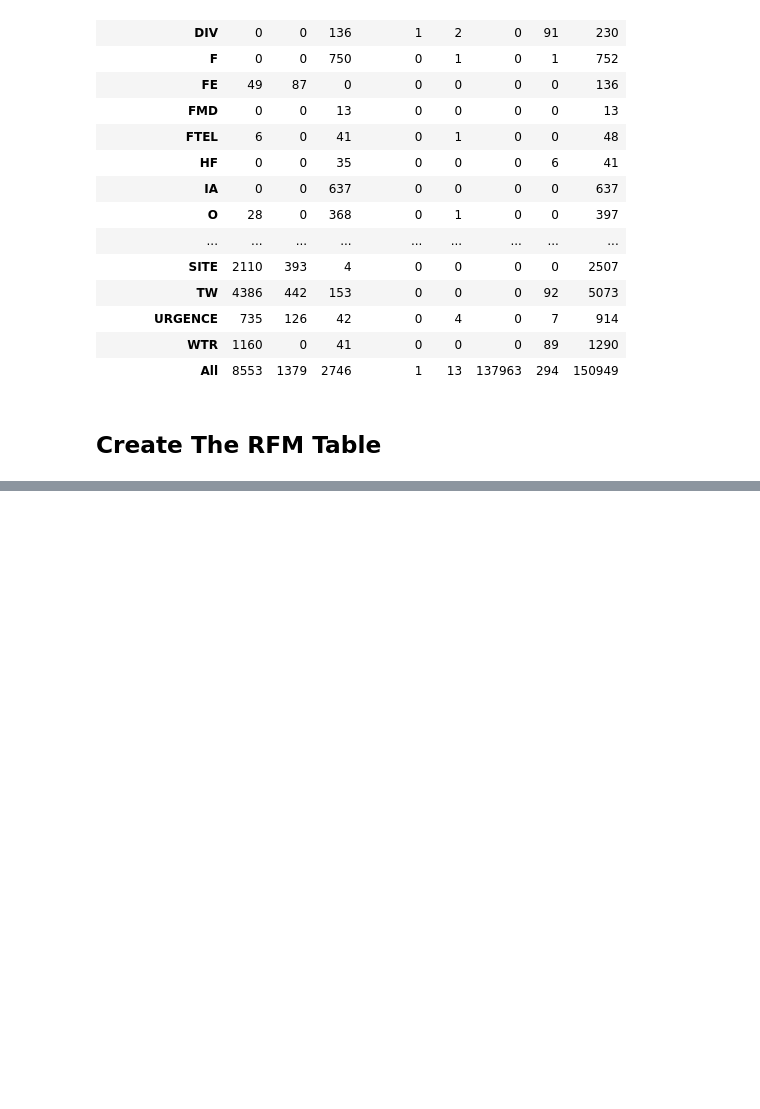
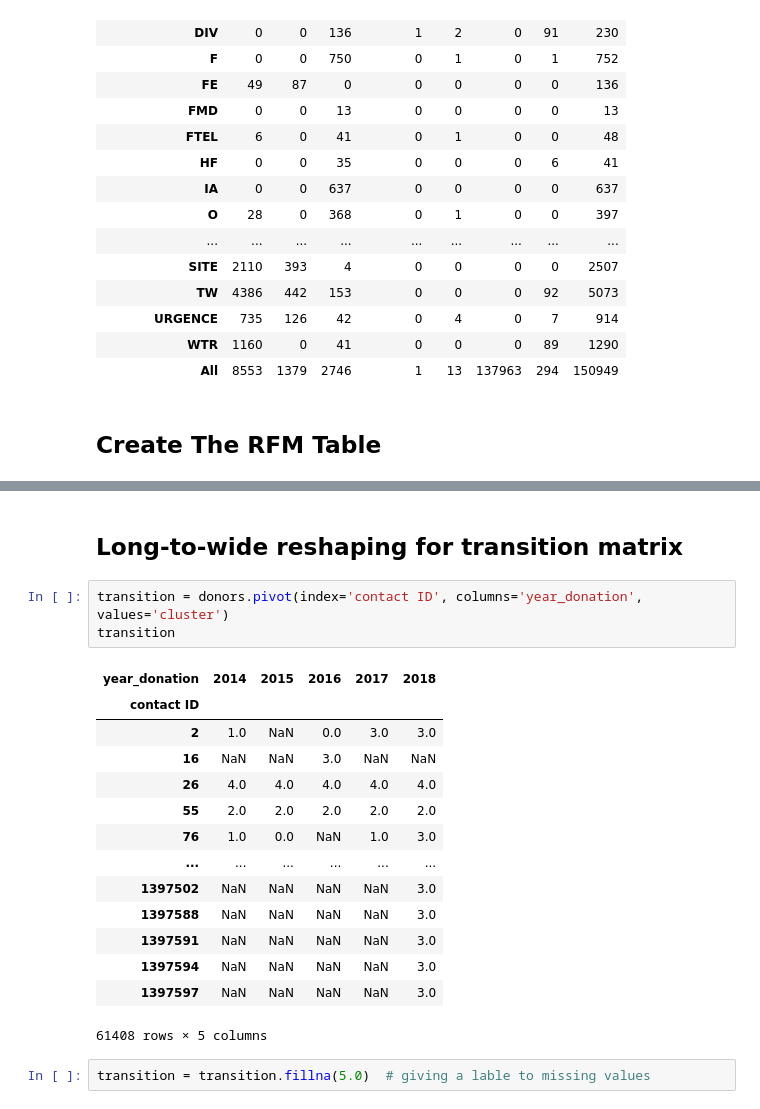
Before and after one commit to Asrorbek-Orzikulov/donations, a Jupyter notebook: donations.ipynb, the cells around one changed output, grey strips where cells are left out. Cells and saved outputs as stored; diff of their text form; blank space fills up the shorter version.

Commit message:
Adding transition matrix.

```diff
--- a/donations.ipynb
+++ b/donations.ipynb
@@ -442,0 +631,22 @@ donors.monetary_value.hist()
+# %% [markdown]
+## Long-to-wide reshaping for transition matrix
+# %%
+transition = donors.pivot(index='contact ID', columns='year_donation', values='cluster')
+transition
+# %% [output]
+| year_donation | 2014 | 2015 | 2016 | 2017 | 2018 |
+| contact ID |  |  |  |  |  |
+| 2 | 1.0 | NaN | 0.0 | 3.0 | 3.0 |
+| 16 | NaN | NaN | 3.0 | NaN | NaN |
+| 26 | 4.0 | 4.0 | 4.0 | 4.0 | 4.0 |
+| 55 | 2.0 | 2.0 | 2.0 | 2.0 | 2.0 |
+| 76 | 1.0 | 0.0 | NaN | 1.0 | 3.0 |
+| ... | ... | ... | ... | ... | ... |
+| 1397502 | NaN | NaN | NaN | NaN | 3.0 |
+| 1397588 | NaN | NaN | NaN | NaN | 3.0 |
+| 1397591 | NaN | NaN | NaN | NaN | 3.0 |
+| 1397594 | NaN | NaN | NaN | NaN | 3.0 |
+| 1397597 | NaN | NaN | NaN | NaN | 3.0 |
+61408 rows × 5 columns
+# %%
+transition = transition.fillna(5.0)  # giving a lable to missing values
```
Also changed, not shown: parts of 42 cells of this notebook, 1 other file.
